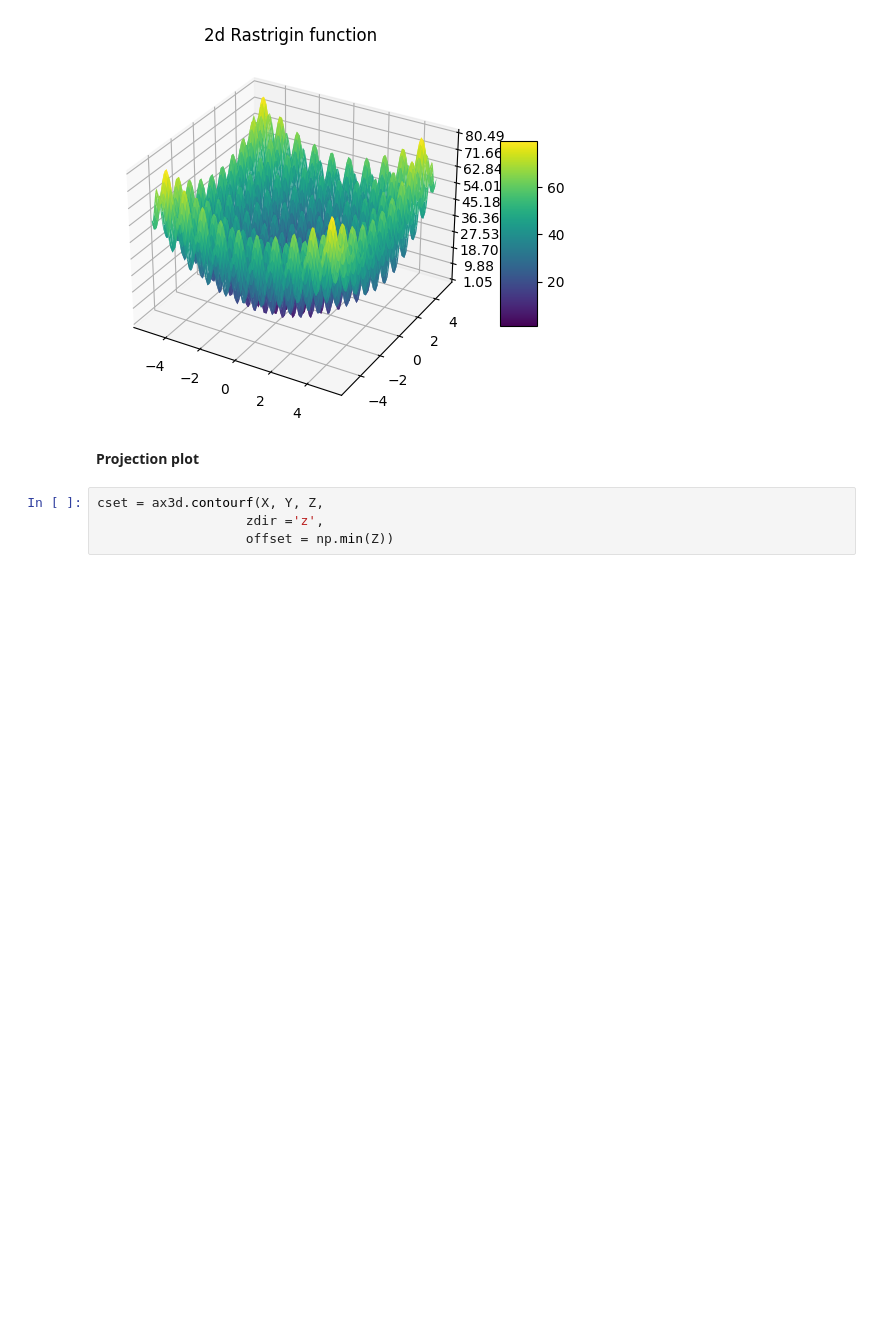
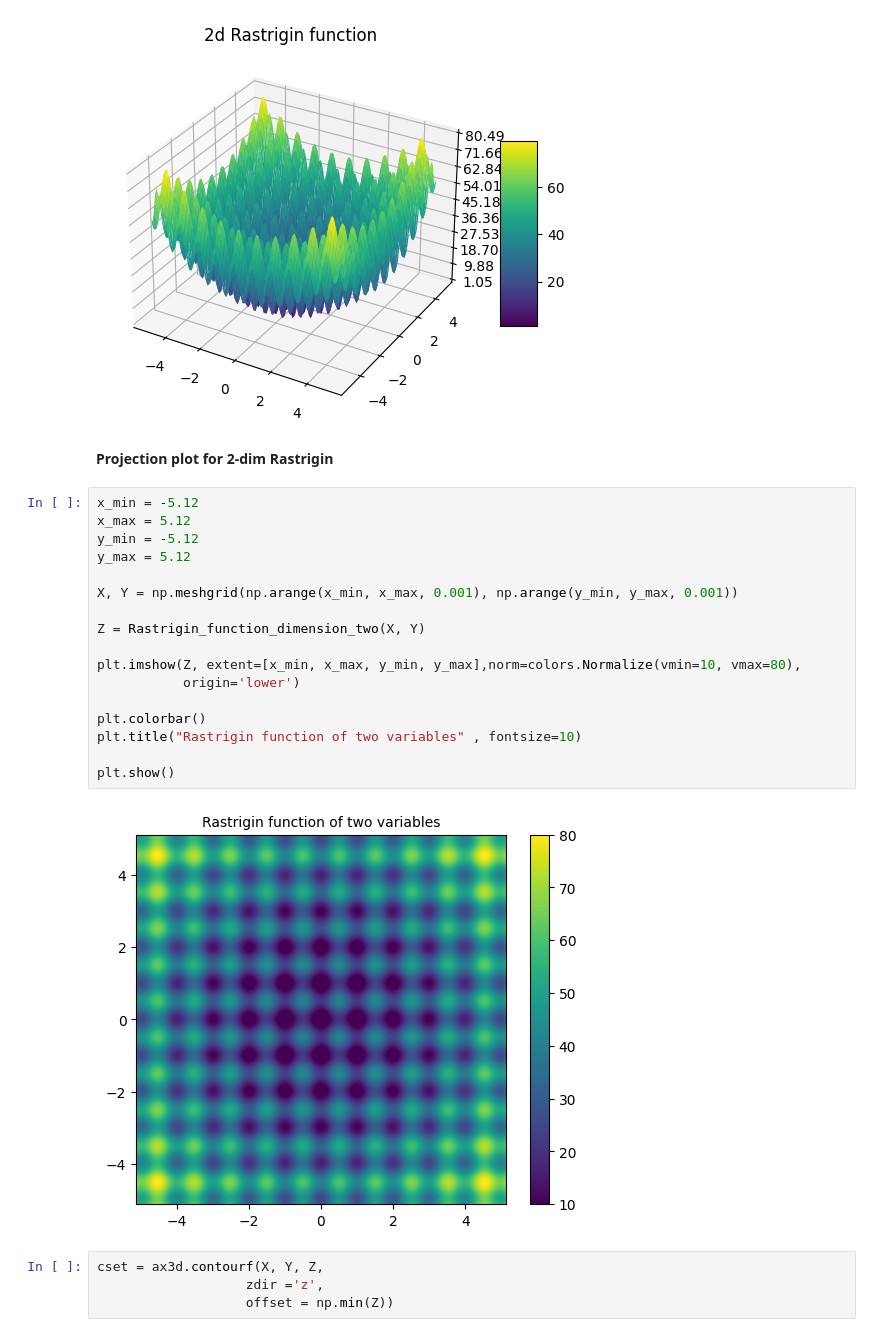
Before and after one commit to JiayeWei521/Landscape_Explorations, a Jupyter notebook: Test_functions.ipynb, the cells around one changed output. Drawn from its saved outputs; the diff is of its cells as text; blank space fills up the shorter version.

Commit message:
Add projection plots of 2d (without Contour for now)

```diff
--- a/Test_functions.ipynb
+++ b/Test_functions.ipynb
@@ -64,7 +58,26 @@ plt.show()
 # %% [output]
 [figure]
 # %% [markdown]
-**Projection plot**
+**Projection plot for 2-dim Rastrigin**
+# %%
+x_min = -5.12
+x_max = 5.12
+y_min = -5.12
+y_max = 5.12
+
+X, Y = np.meshgrid(np.arange(x_min, x_max, 0.001), np.arange(y_min, y_max, 0.001))
+
+Z = Rastrigin_function_dimension_two(X, Y)
+
+plt.imshow(Z, extent=[x_min, x_max, y_min, y_max],norm=colors.Normalize(vmin=10, vmax=80),
+           origin='lower')
+
+plt.colorbar()
+plt.title("Rastrigin function of two variables" , fontsize=10)
+
+plt.show()
+# %% [output]
+[figure, added]
 # %%
 cset = ax3d.contourf(X, Y, Z,
                    zdir ='z',
```
Also changed, not shown: parts of 6 cells of this notebook, 2 other files.
